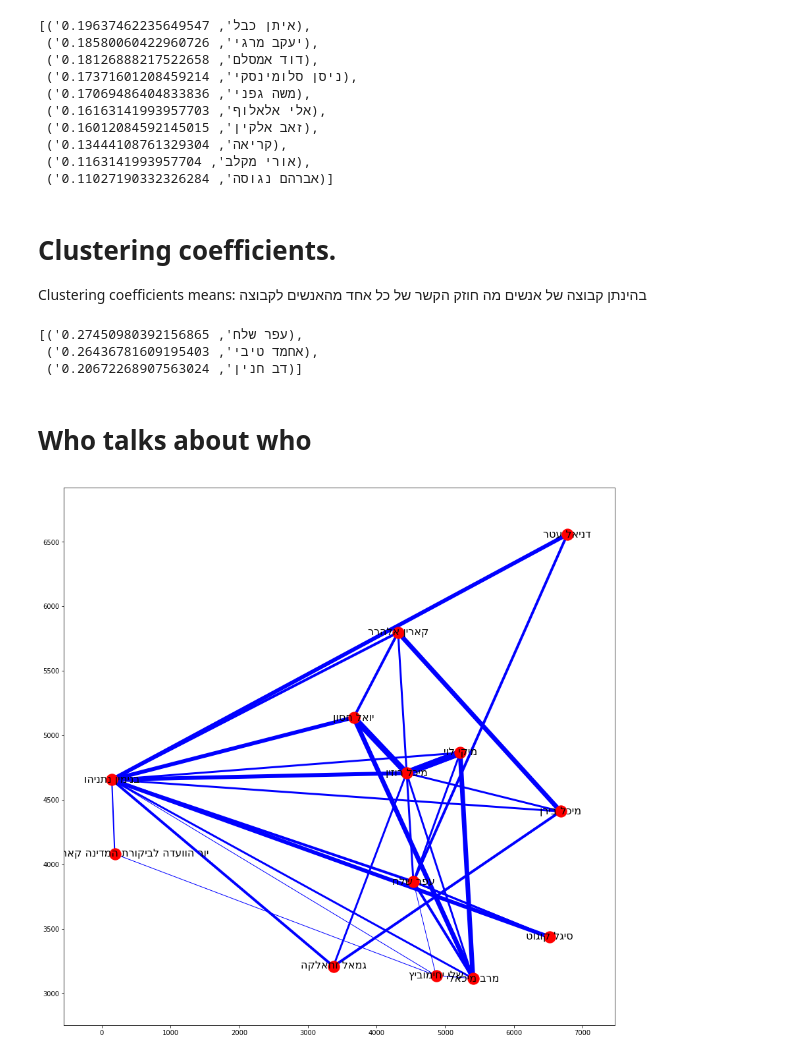
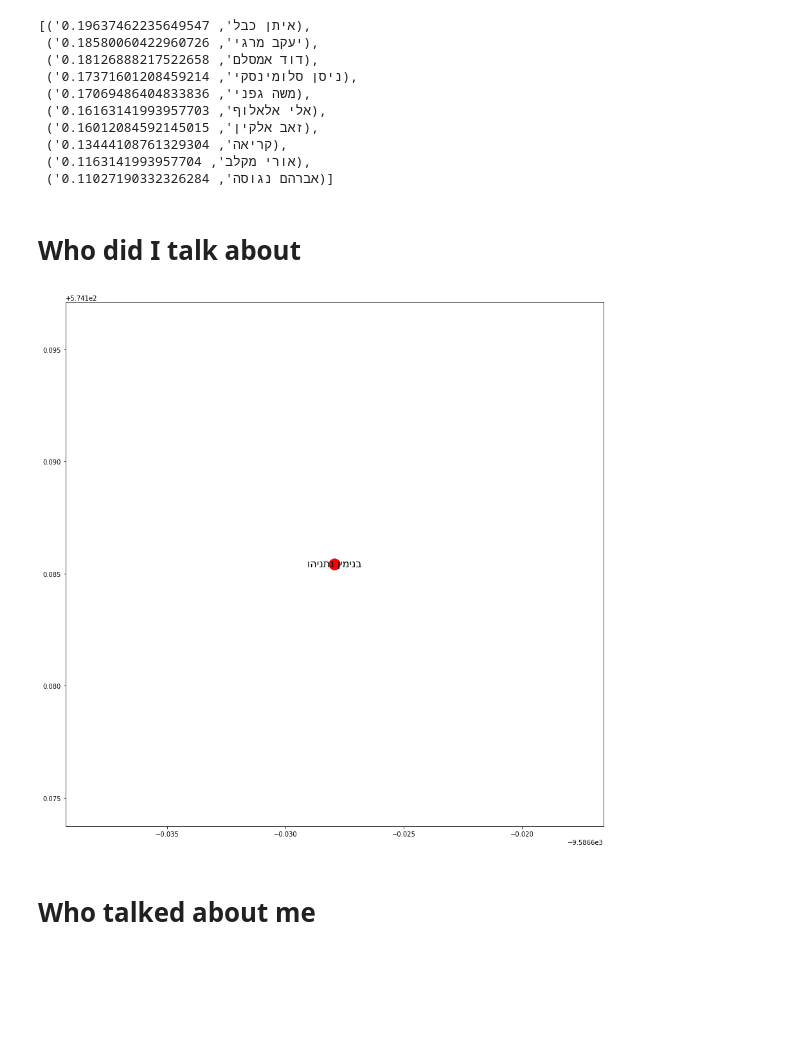
Before and after one commit to hasadna/knesset-data-pipelines, a Jupyter notebook: jupyter-notebooks/GraphsNRoses.ipynb, the cells around one changed output. Drawn from its saved outputs; the diff is of its cells as text; code cells hidden in the pictures; blank space fills up the shorter version.

Commit message:
Adding the graphs code

```diff
--- a/jupyter-notebooks/GraphsNRoses.ipynb
+++ b/jupyter-notebooks/GraphsNRoses.ipynb
@@ -68,26 +101,23 @@ print_reversed(nx.degree_centrality(G))[:10]
  ('קריאה', 0.13444108761329304),
  ('אורי מקלב', 0.1163141993957704),
  ('אברהם נגוסה', 0.11027190332326284)]
-# %% [markdown]
-# Clustering coefficients.
-Clustering coefficients means:
-בהינתן קבוצה של אנשים מה חוזק הקשר של כל אחד מהאנשים לקבוצה
-# %%
-print_reversed(nx.clustering(G.to_undirected(), reverse(['דב חנין','עפר שלח', 'אחמד טיבי'])))
-# %% [output]
-[('עפר שלח', 0.27450980392156865),
- ('אחמד טיבי', 0.26436781609195403),
- ('דב חנין', 0.20672268907563024)]
+# %% [markdown]
+# Who did I talk about
+# %%
+def draw_out_subgraph_of_node(some_node, arrows=False):
+    some_node = some_node[::-1]
+    neighbors = list(G.neighbors(some_node))
+    neighbors.append(some_node)
+    draw_graph(G.subgraph(neighbors), arrows)
+# %%
+draw_out_subgraph_of_node('בנימין נתניהו')
+# %% [output]
+[figure, added]
 # %% [markdown]
-# Who talks about who
+# Who talked about me
 # %%
-def draw_subgraph_of_node(some_node, arrows=False):
+def draw_in_subgraph_of_node(some_node, arrows=False):
     some_node = some_node[::-1]
-    neighbors = G.to_undirected().neighbors(some_node)
+    neighbors = list(G.to_undirected().neighbors(some_node))
     neighbors.append(some_node)
     draw_graph(G.subgraph(neighbors), arrows)
-
-
-draw_subgraph_of_node('בנימין נתניהו')
-# %% [output]
-[figure, removed]
```
Also changed, not shown: parts of 5 cells of this notebook, 4 other files.
